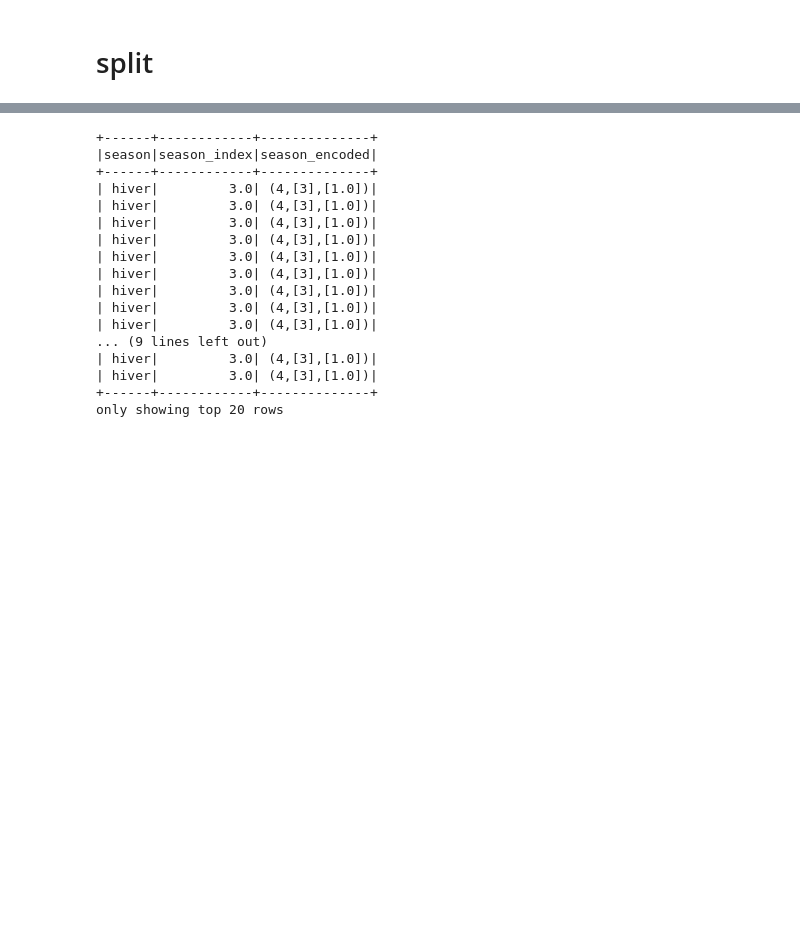
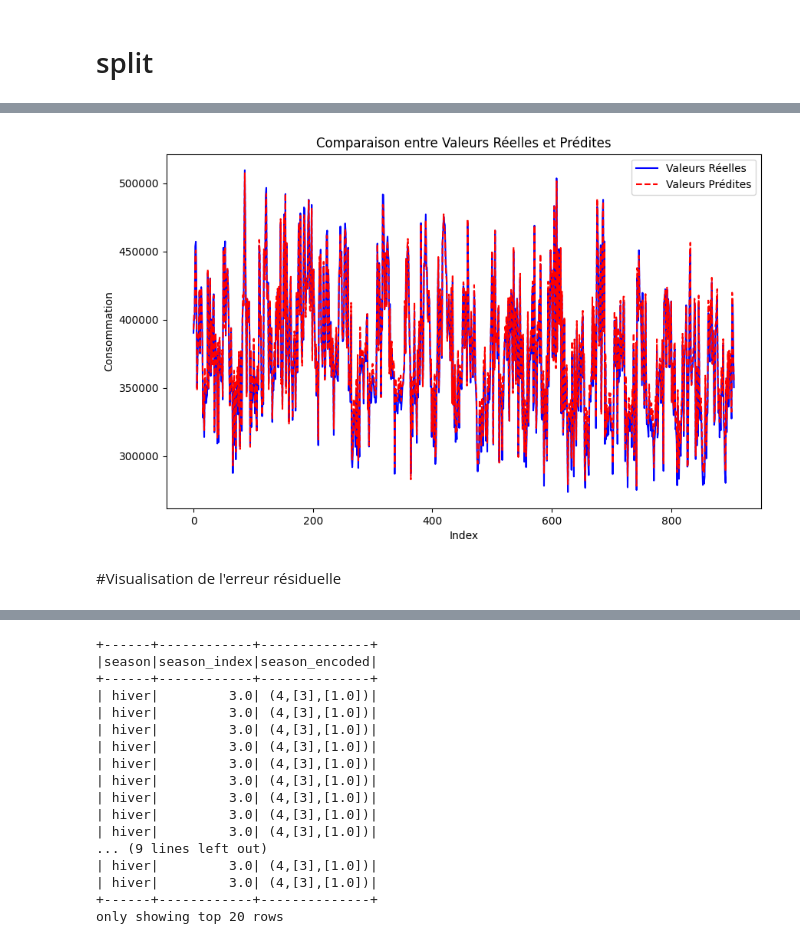
Before and after one commit to anassYinssi/Energy-Consumption-LSTM, a Jupyter notebook: EDA_Prétraitement&Modélisation_Prédective_Consommation_énergitique.ipynb, the cells around one changed output, grey strips where cells are left out. Cells and saved outputs as stored; diff of their text form; code cells hidden in the pictures; blank space fills up the shorter version.

```diff
--- a/EDA_Prétraitement&Modélisation_Prédective_Consommation_énergitique.ipynb
+++ b/EDA_Prétraitement&Modélisation_Prédective_Consommation_énergitique.ipynb
@@ -1066,0 +1258,12 @@ X_train, y_train, X_test, y_test = features_scaled[0:training_size, :], target_s
+# %%
+from pyspark.ml.feature import VectorAssembler, MinMaxScaler
+from pyspark.ml import Pipeline
+
+features_columns=["(consommation-1)", "(consommation-2)", "(consommation-3)", "(consommation-4)", "(consommation-5)", "(consommation-6)", "(consommation-7)", "moving_avg_7", "day_of_week", "month"]
+assembler = VectorAssembler(inputCols=features_columns, outputCol="features")
+scaler = MinMaxScaler(inputCol="features", outputCol="scaled_features")
+
+pipeline = Pipeline(stages=[assembler, scaler])
+
+train_data = pipeline.fit(train_data).transform(train_data)
+test_data = pipeline.fit(test_data).transform(test_data)
@@ -1066,0 +1290,9 @@ X_train, y_train, X_test, y_test = features_scaled[0:training_size, :], target_s
+# %%
+from pyspark.ml.regression import LinearRegression
+from pyspark.ml.evaluation import RegressionEvaluator
+
+LinearRegression = LinearRegression(featuresCol="scaled_features", labelCol="Daily_Total_Consumption", predictionCol="prediction")
+
+model = LinearRegression.fit(train_data)
+
+predictions = model.transform(test_data)
@@ -1066,0 +1310,6 @@ X_train, y_train, X_test, y_test = features_scaled[0:training_size, :], target_s
+# %%
+# Sélectionner les colonnes nécessaires
+predicted_data = predictions.select("Daily_Total_Consumption", "prediction")
+
+# Afficher les données
+predicted_data.show()
@@ -1066,0 +1334,21 @@ X_train, y_train, X_test, y_test = features_scaled[0:training_size, :], target_s
+# %%
+# Convertir le Spark DataFrame en Pandas DataFrame
+predicted_data_pd = predicted_data.toPandas()
+# %%
+import matplotlib.pyplot as plt
+
+# Tracer les valeurs réelles et prédites
+plt.figure(figsize=(10, 6))
+plt.plot(predicted_data_pd["Daily_Total_Consumption"], label="Valeurs Réelles", color="blue")
+plt.plot(predicted_data_pd["prediction"], label="Valeurs Prédites", color="red", linestyle="dashed")
+
+# Ajouter des légendes et des titres
+plt.title("Comparaison entre Valeurs Réelles et Prédites")
+plt.xlabel("Index")
+plt.ylabel("Consommation")
+plt.legend()
+plt.show()
+# %% [output]
+[figure, added]
+# %% [markdown]
+#Visualisation de l'erreur résiduelle
```
Also changed, not shown: parts of 37 cells of this notebook.
